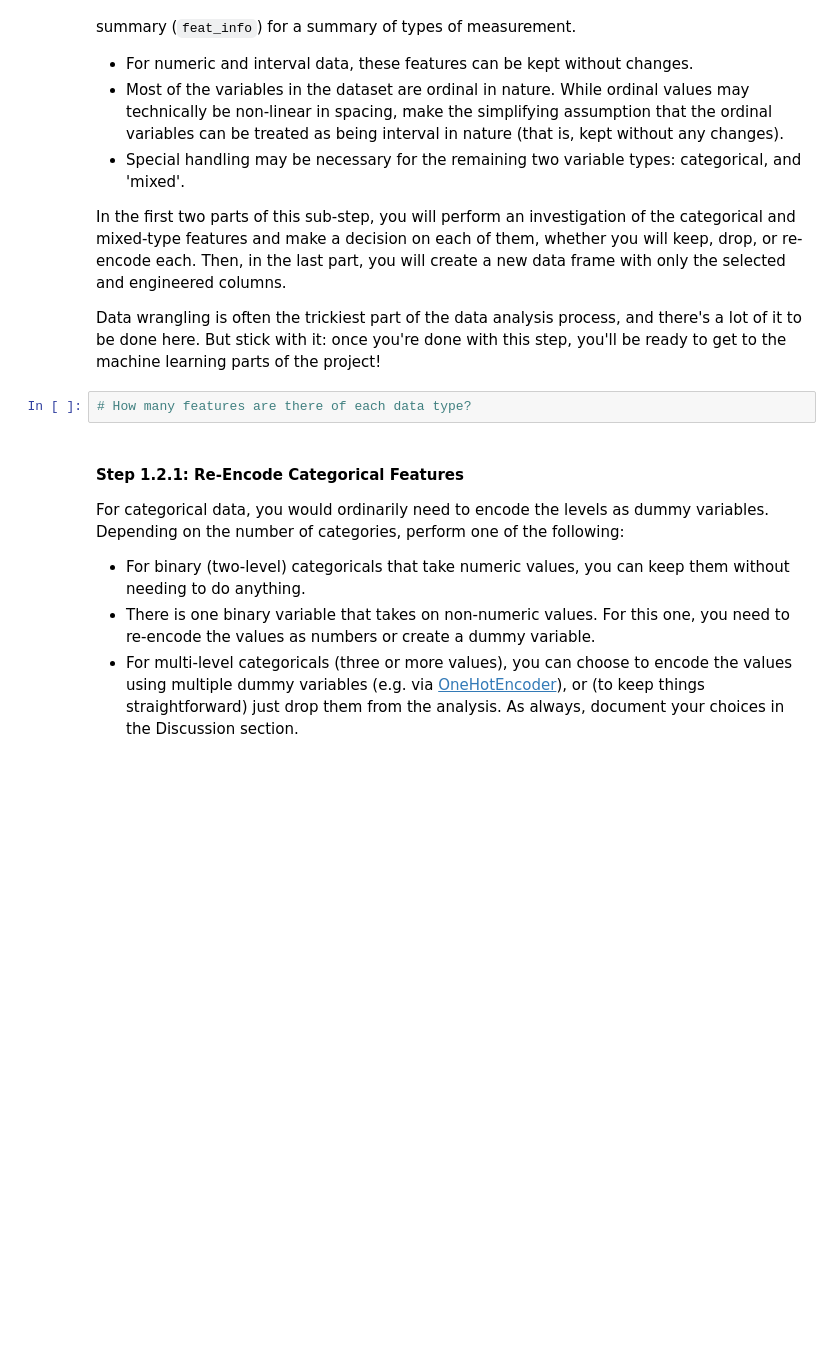
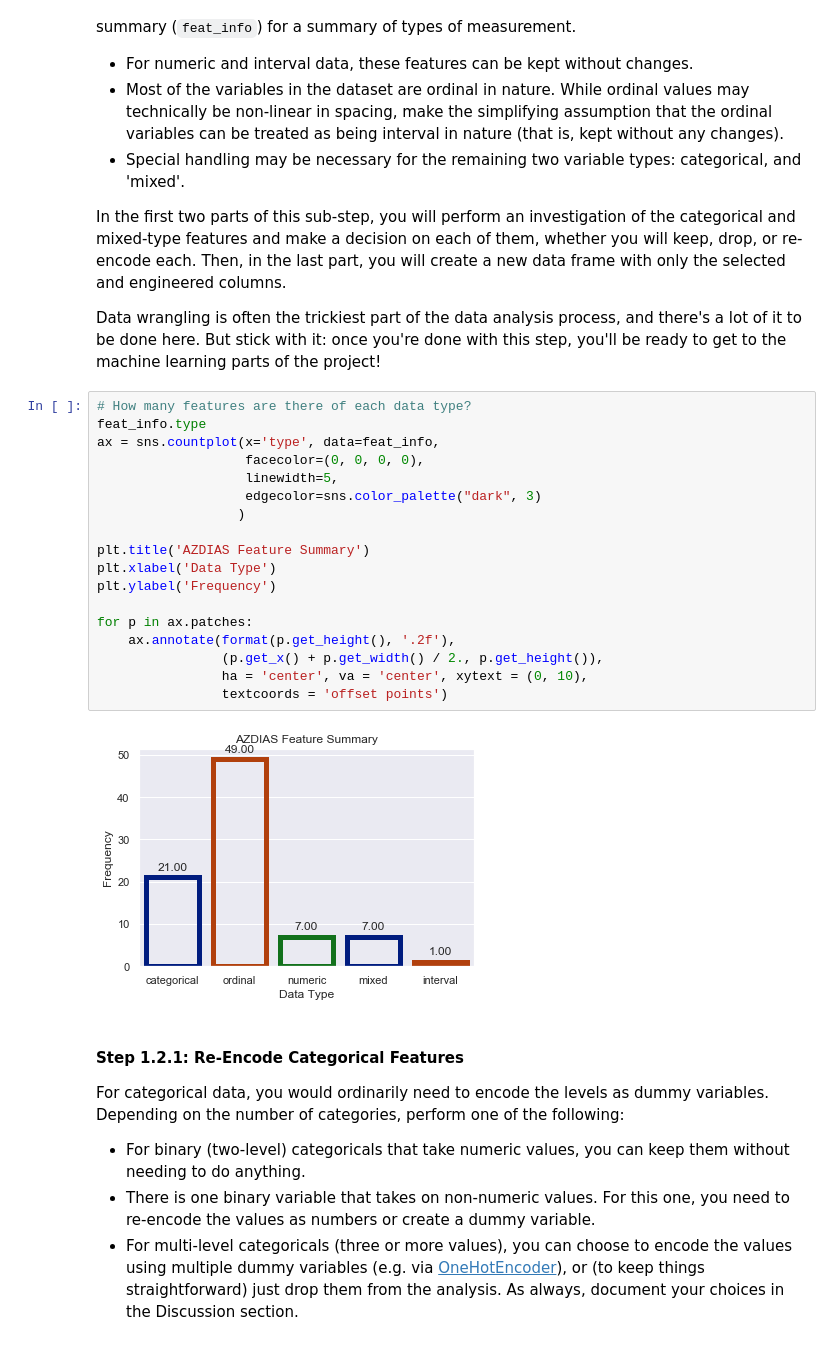
Before and after one commit to brosales8/customer_segmentation, a Jupyter notebook: Identify_Customer_Segments.ipynb, the cells around one changed output. Drawn from its saved outputs; the diff is of its cells as text; blank space fills up the shorter version.

Commit message:
Added Barplot to display the count of Data types for each column in Dataset

```diff
--- a/Identify_Customer_Segments.ipynb
+++ b/Identify_Customer_Segments.ipynb
@@ -378,8 +379,26 @@ Checking for missing data isn't the only way in which you can prepare a dataset
 In the first two parts of this sub-step, you will perform an investigation of the categorical and mixed-type features and make a decision on each of them, whether you will keep, drop, or re-encode each. Then, in the last part, you will create a new data frame with only the selected and engineered columns.
 
 Data wrangling is often the trickiest part of the data analysis process, and there's a lot of it to be done here. But stick with it: once you're done with this step, you'll be ready to get to the machine learning parts of the project!
-# %%
-# How many features are there of each data type?
+# %%
+# How many features are there of each data type?
+feat_info.type
+ax = sns.countplot(x='type', data=feat_info,
+                   facecolor=(0, 0, 0, 0),
+                   linewidth=5,
+                   edgecolor=sns.color_palette("dark", 3)
+                  )
+
+plt.title('AZDIAS Feature Summary')
+plt.xlabel('Data Type')
+plt.ylabel('Frequency')
+
+for p in ax.patches:
+    ax.annotate(format(p.get_height(), '.2f'),
+                (p.get_x() + p.get_width() / 2., p.get_height()),
+                ha = 'center', va = 'center', xytext = (0, 10),
+                textcoords = 'offset points')
+# %% [output]
+[figure, added]
 # %% [markdown]
 #### Step 1.2.1: Re-Encode Categorical Features
 
```
Also changed, not shown: parts of 1 cell of this notebook.
